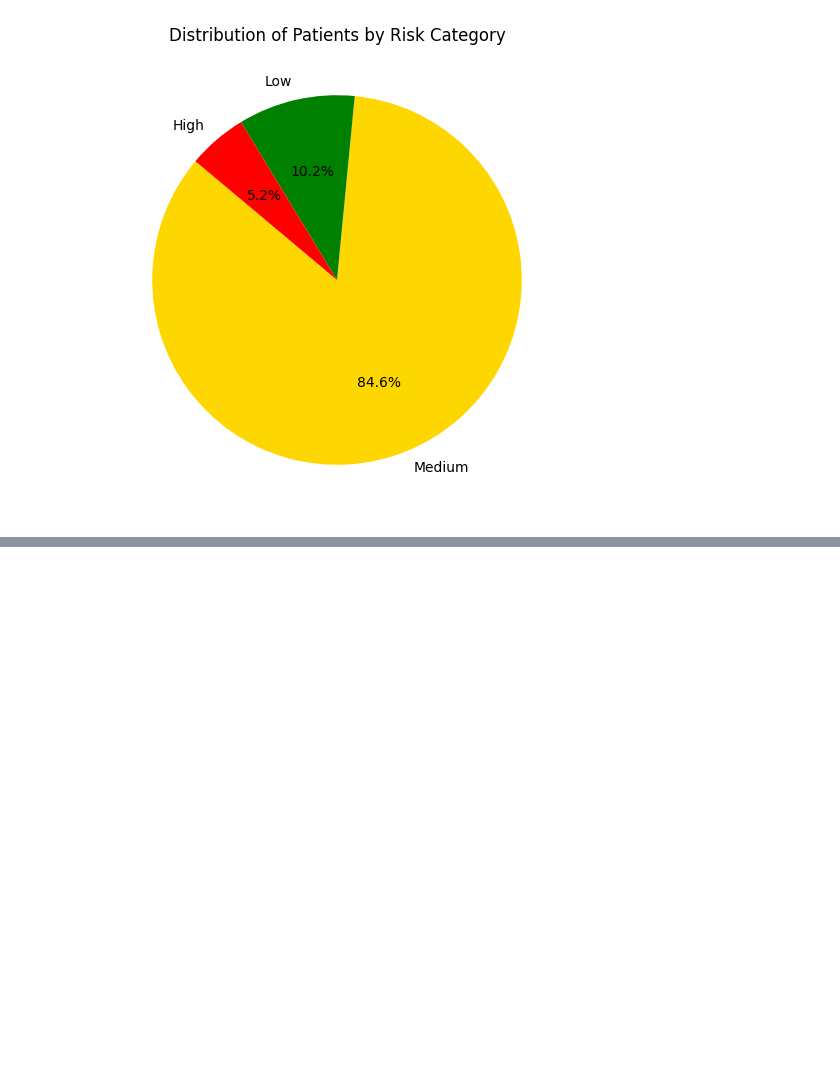
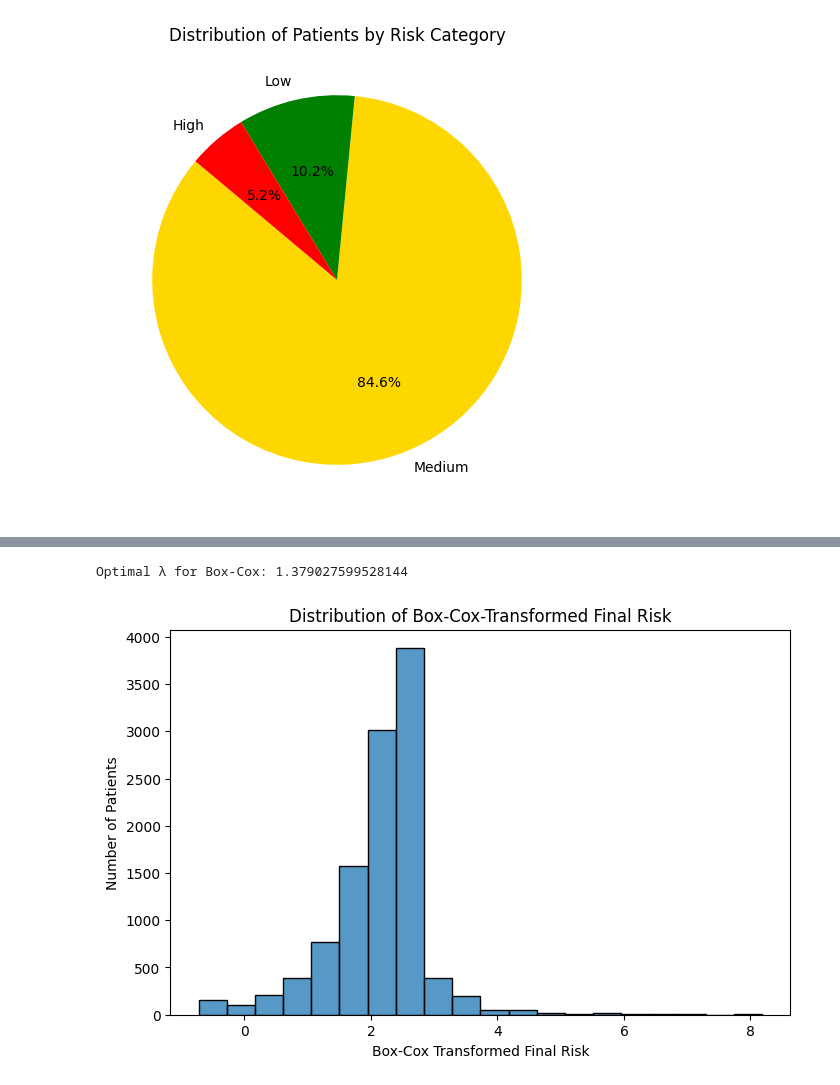
Before and after one commit to Fulankeee/SmilePass, a Jupyter notebook: Risk_level_analysis.ipynb, the cells around one changed output, grey strips where cells are left out. Cells and saved outputs as stored; diff of their text form; code cells hidden in the pictures; blank space fills up the shorter version.

```diff
--- a/Risk_level_analysis.ipynb
+++ b/Risk_level_analysis.ipynb
@@ -234,0 +468,26 @@ Passing `palette` without assigning `hue` is deprecated and will be removed in v
+# %%
+from scipy.stats import boxcox
+# Box-Cox can help stabilize variance and make the distribution more symmetric.
+# 1. Box-Cox requires strictly positive data.
+shift_amount = 3
+shifted_final_risk = patient_risk_df['final_risk'] + shift_amount
+shifted_final_risk = shifted_final_risk.clip(lower=1e-6)
+
+# 2. Apply Box-Cox
+# boxcox returns the transformed data and the lambda used
+transformed, lam = boxcox(shifted_final_risk)
+
+# 3. Store the Box-Cox-transformed final risk in the DataFrame
+patient_risk_df['final_risk_boxcox'] = transformed
+print(f"Optimal λ for Box-Cox: {lam}")
+
+# 4. Plot the distribution of Box-Cox-transformed final risk
+plt.figure(figsize=(8,5))
+sns.histplot(patient_risk_df['final_risk_boxcox'], bins=20, edgecolor='black')
+plt.xlabel('Box-Cox Transformed Final Risk')
+plt.ylabel('Number of Patients')
+plt.title('Distribution of Box-Cox-Transformed Final Risk')
+plt.show()
+# %% [output]
+Optimal λ for Box-Cox: 1.379027599528144
+[figure, added]
```
Also changed, not shown: parts of 9 cells of this notebook.
